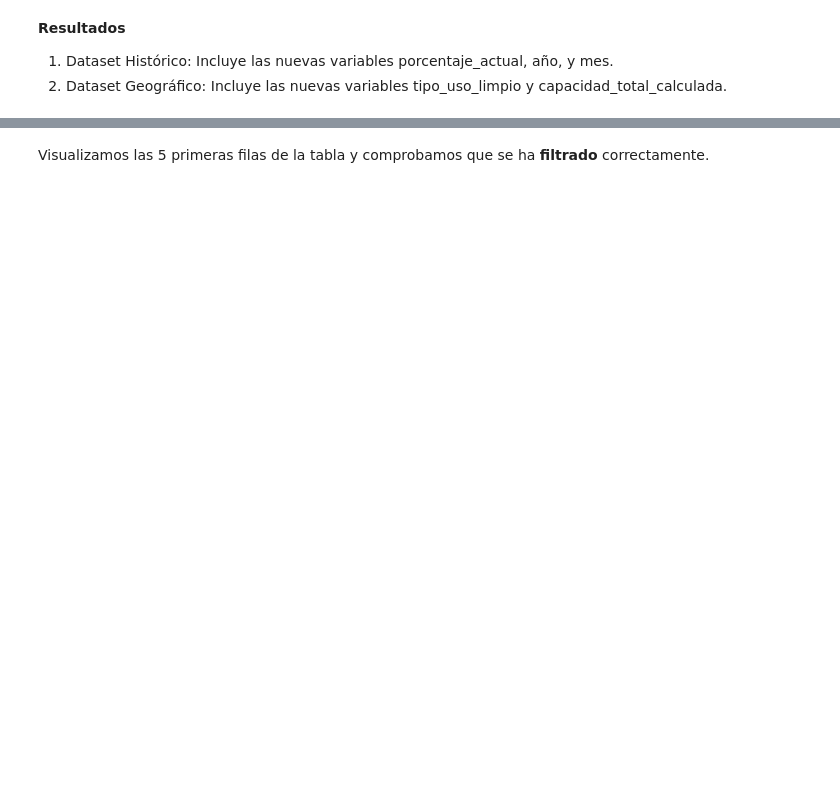
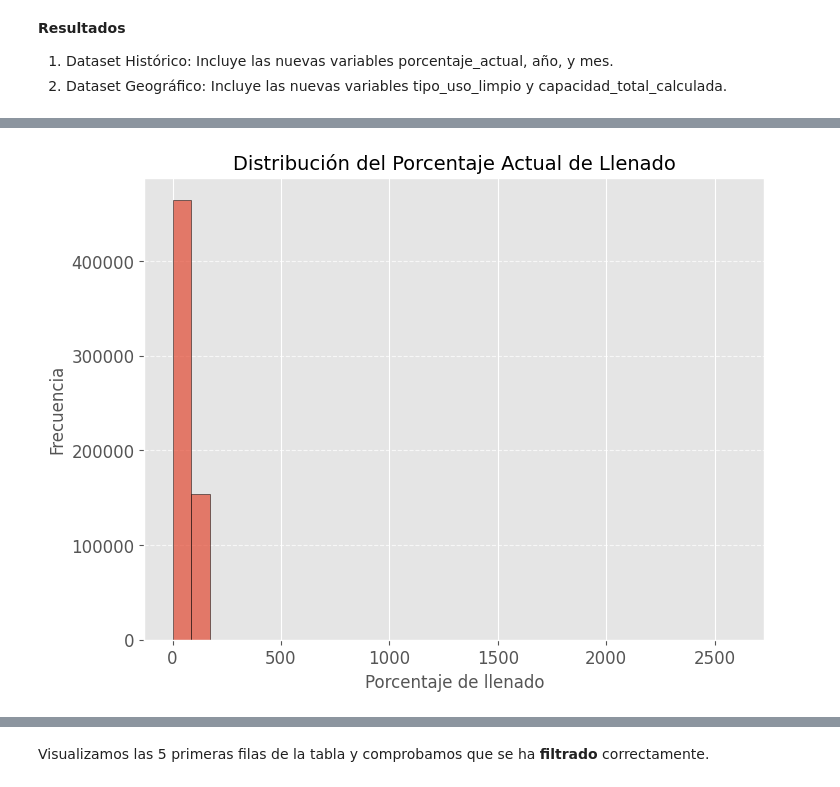
Before and after one commit to cddogaru/Proyecto-de-Computacion, a Jupyter notebook: Análisis_del_estado_y_evolución_de_los_embalses_de_agua_nacionales.ipynb, the cells around one changed output, grey strips where cells are left out. Cells and saved outputs as stored; diff of their text form; code cells hidden in the pictures; blank space fills up the shorter version.

```diff
--- a/Análisis_del_estado_y_evolución_de_los_embalses_de_agua_nacionales.ipynb
+++ b/Análisis_del_estado_y_evolución_de_los_embalses_de_agua_nacionales.ipynb
@@ -70,8 +69,8 @@ Embalses enriquecido: Contiene información geográfica y detalles adicionales s
 import pandas as pd
 
 # URLs de los archivos en el repositorio de GitHub
-url_historicos = "https://raw.githubusercontent.com/cddogaru/Proyecto-de-Computaci-n-I/main/Datos%20embalses.xlsx"
-url_geo = "https://raw.githubusercontent.com/cddogaru/Proyecto-de-Computaci-n-I/main/Embalses_enriquecido.xlsx"
+url_historicos = "https://raw.githubusercontent.com/cddogaru/Proyecto-de-Computacion/main/Datos%20embalses.xlsx"
+url_geo = "https://raw.githubusercontent.com/cddogaru/Proyecto-de-Computacion/main/Embalses_enriquecido.xlsx"
 
 # Cargar los datasets desde GitHub
 try:
@@ -518,0 +558,78 @@ Dataset 'Embalses enriquecido' tras generación de nuevas variables:
+# %%
+## **Análisis Exploratorio de los Datos**
+
+# **Limpieza previa: Validación de datos en porcentaje_actual**
+embalses = embalses[embalses["porcentaje_actual"].notnull()]  # Eliminar valores NaN
+embalses = embalses[embalses["porcentaje_actual"] != float("inf")]  # Eliminar valores infinitos
+
+# Verificar que los datos estén limpios
+if embalses["porcentaje_actual"].isnull().sum() > 0 or (embalses["porcentaje_actual"] == float("inf")).sum() > 0:
+    print("Advertencia: Aún hay valores no válidos en porcentaje_actual.")
+else:
+    print("Datos de porcentaje_actual limpios.")
+
+# **Distribución de Variables Importantes**
+import matplotlib.pyplot as plt
+
+# Histograma del porcentaje actual de llenado
+plt.figure(figsize=(8, 6))
+plt.hist(embalses["porcentaje_actual"], bins=30, edgecolor="black", alpha=0.7)
+plt.title("Distribución del Porcentaje Actual de Llenado", fontsize=14)
+plt.xlabel("Porcentaje de llenado", fontsize=12)
+plt.ylabel("Frecuencia", fontsize=12)
+plt.grid(axis="y", linestyle="--", alpha=0.7)
+plt.show()
+
+# **Tendencias Temporales**
+# Evolución del porcentaje de llenado a lo largo del tiempo
+plt.figure(figsize=(12, 6))
+for demarcacion in embalses["demarcacion_hidrografica"].unique():
+    datos_filtrados = embalses[embalses["demarcacion_hidrografica"] == demarcacion]
+    plt.plot(
+        datos_filtrados["fecha"],
+        datos_filtrados["porcentaje_actual"],
+        label=demarcacion,
+        alpha=0.7,
+    )
+plt.title("Tendencias Temporales del Porcentaje de Llenado por Demarcación", fontsize=14)
+plt.xlabel("Fecha", fontsize=12)
+plt.ylabel("Porcentaje de llenado", fontsize=12)
+plt.legend(loc="best", fontsize=10)
+plt.grid(axis="both", linestyle="--", alpha=0.7)
+plt.show()
+
+# **Comparativa Entre Demarcaciones Hidrográficas**
+# Promedio del porcentaje de llenado por demarcación
+promedios_demarcaciones = (
+    embalses.groupby("demarcacion_hidrografica")["porcentaje_actual"].mean()
+)
+plt.figure(figsize=(10, 6))
+promedios_demarcaciones.sort_values().plot(
+    kind="barh", color="skyblue", edgecolor="black", alpha=0.8
+)
+plt.title("Promedio del Porcentaje de Llenado por Demarcación", fontsize=14)
+plt.xlabel("Porcentaje Promedio de Llenado", fontsize=12)
+plt.ylabel("Demarcación Hidrográfica", fontsize=12)
+plt.grid(axis="x", linestyle="--", alpha=0.7)
+plt.show()
+
+# **Correlación Entre Capacidad Total y Volumen Actual**
+# Scatter plot de capacidad total vs volumen actual
+plt.figure(figsize=(8, 6))
+plt.scatter(
+    embalses["capacidad_total"],
+    embalses["volumen_actual"],
+    alpha=0.6,
+    edgecolor="black",
+)
+plt.title("Relación Entre Capacidad Total y Volumen Actual", fontsize=14)
+plt.xlabel("Capacidad Total", fontsize=12)
+plt.ylabel("Volumen Actual", fontsize=12)
+plt.grid(axis="both", linestyle="--", alpha=0.7)
+plt.show()
+
+# **Resumen Estadístico de Variables Clave**
+# Estadísticas descriptivas
+print("\nResumen Estadístico de Variables Clave:")
+print(embalses[["porcentaje_actual", "capacidad_total", "volumen_actual"]].describe())
+# %% [output]
@@ -518,0 +637 @@ Dataset 'Embalses enriquecido' tras generación de nuevas variables:
+[figure, added]
```
Also changed, not shown: parts of 10 cells of this notebook.
